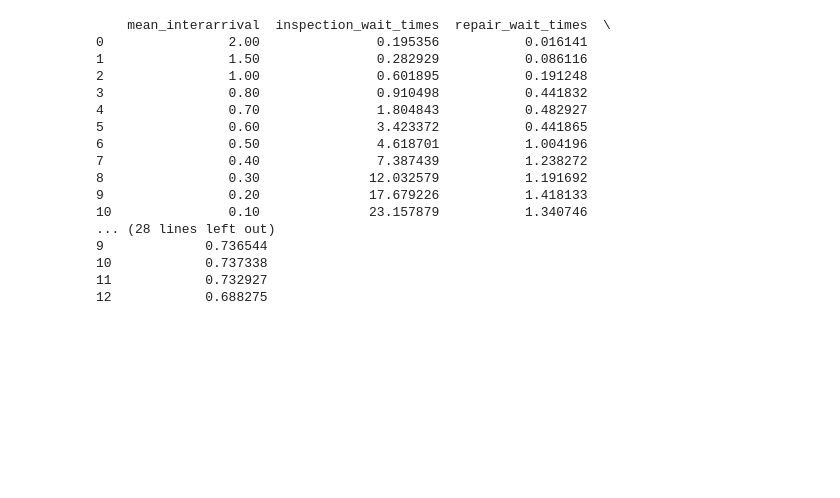
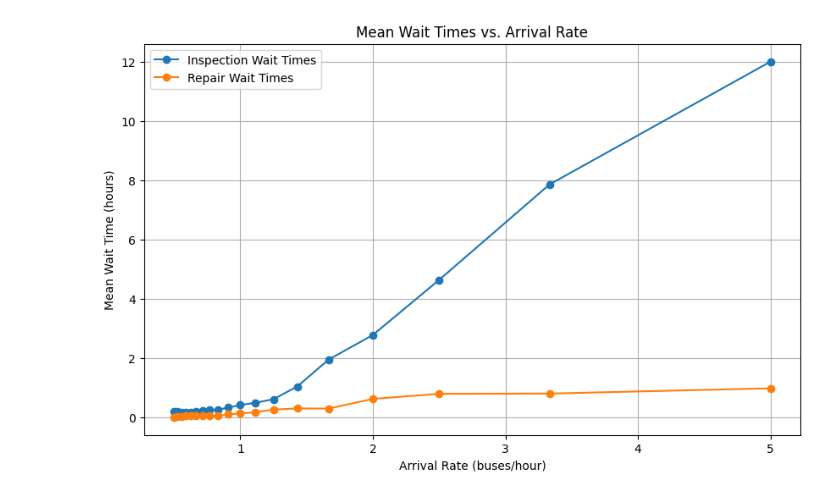
Before and after one commit to andreaoliveira9/Projeto-SO-1-Sim, a Jupyter notebook: src/exercise1_analysis.ipynb, the cells around one changed output. Drawn from its saved outputs; the diff is of its cells as text; code cells hidden in the pictures; blank space fills up the shorter version.

```diff
--- a/src/exercise1_analysis.ipynb
+++ b/src/exercise1_analysis.ipynb
@@ -247,10 +248,8 @@ def run_simulation() -> None:
 
     return stats
 # %%
-# Lista de valores de tempo médio entre chegadas que queremos testar
-mean_interarrival_values = [2.0, 1.5, 1.0, 0.8, 0.7, 0.6, 0.5, 0.4, 0.3, 0.2, 0.1, 0.05, 0.01]
+mean_interarrival_values = [n/10 for n in range(20, 1, -1)]
 
-# Lista para guardar os resultados
 results = []
 
 for m in mean_interarrival_values:
@@ -266,24 +265,18 @@ for m in mean_interarrival_values:
         "repair_utilization": stats['utilization_repair'],
     })
 
-# Converte os resultados para um DataFrame do pandas para exibição
 df_results = pd.DataFrame(results)
-print(df_results)
+df_results['arrival_rate'] = 1 / df_results['mean_interarrival']
-# %% [output]
-    mean_interarrival  inspection_wait_times  repair_wait_times  \
-0                2.00               0.195356           0.016141
-1                1.50               0.282929           0.086116
-2                1.00               0.601895           0.191248
-3                0.80               0.910498           0.441832
-4                0.70               1.804843           0.482927
-5                0.60               3.423372           0.441865
-6                0.50               4.618701           1.004196
-7                0.40               7.387439           1.238272
-8                0.30              12.032579           1.191692
-9                0.20              17.679226           1.418133
-10               0.10              23.157879           1.340746
-... (28 lines left out)
-9             0.736544
-10            0.737338
-11            0.732927
-12            0.688275
+# %%
+# --- Graph 1: Mean Wait Times vs. Arrival Rate ---
+plt.figure(figsize=(10, 6))
+plt.plot(df_results['arrival_rate'], df_results['inspection_wait_times'], marker='o', label="Inspection Wait Times")
+plt.plot(df_results['arrival_rate'], df_results['repair_wait_times'], marker='o', label="Repair Wait Times")
+plt.xlabel("Arrival Rate (buses/hour)")
+plt.ylabel("Mean Wait Time (hours)")
+plt.title("Mean Wait Times vs. Arrival Rate")
+plt.legend()
+plt.grid(True)
+plt.show()
+# %% [output]
+[figure, added]
```
Also changed, not shown: parts of 3 cells of this notebook.
